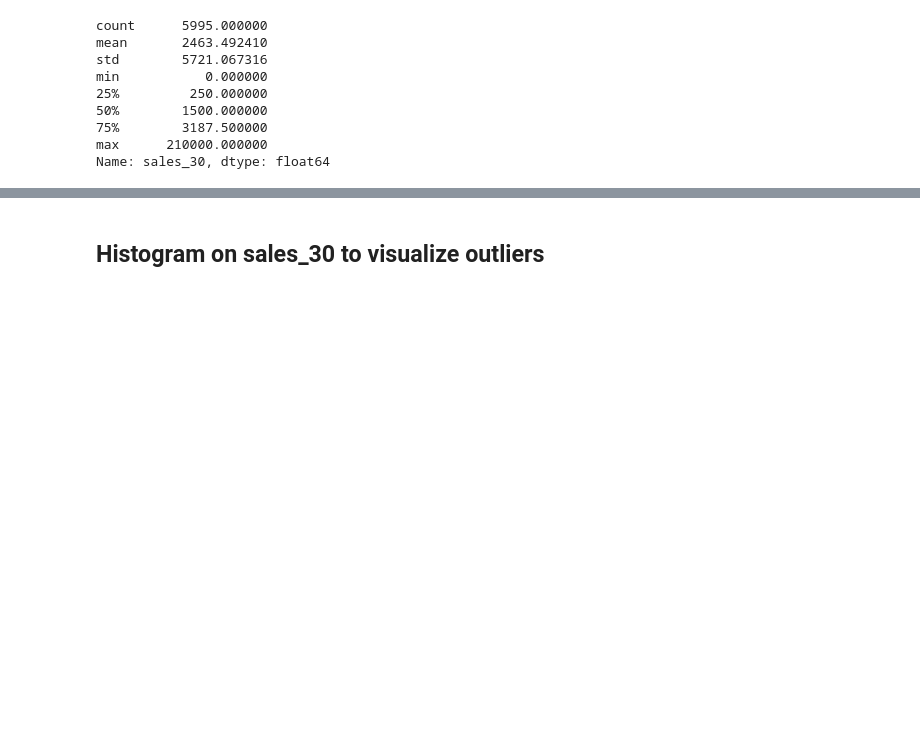
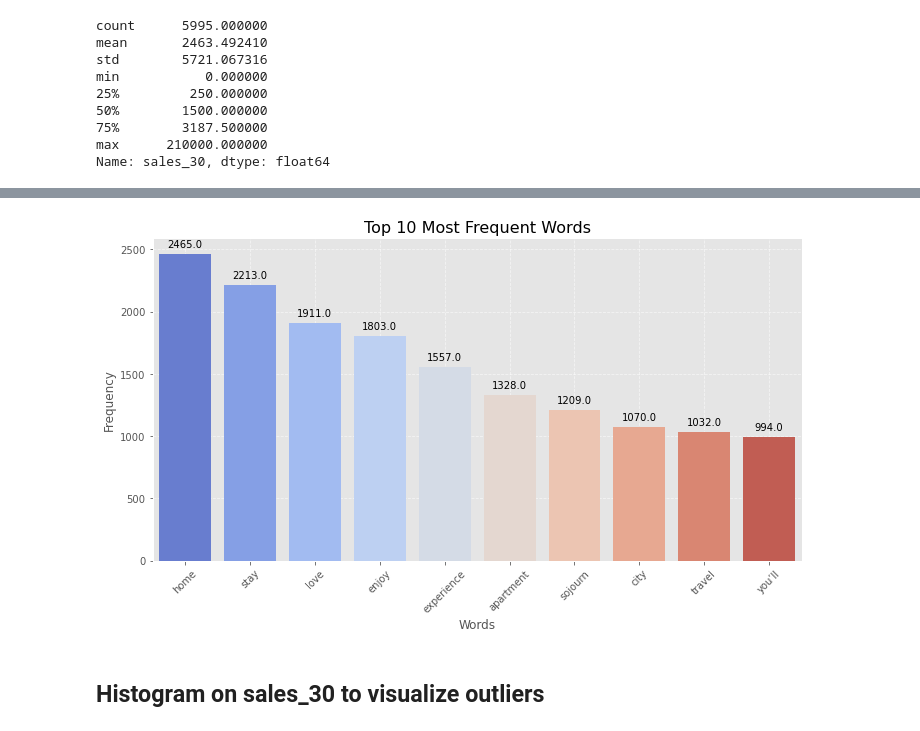
Before and after one commit to sk2337/datavizproject, a Jupyter notebook: data_cleaning.ipynb, the cells around one changed output, grey strips where cells are left out. Cells and saved outputs as stored; diff of their text form; code cells hidden in the pictures; blank space fills up the shorter version.

```diff
--- a/data_cleaning.ipynb
+++ b/data_cleaning.ipynb
@@ -53,3 +256,42 @@ Name: sales_30, dtype: float64
+# %%
+word_counts = Counter(text_no_basic_stopwords.split())
+most_common_words = word_counts.most_common(10)
+
+# Data for plotting
+words = [word for word, freq in most_common_words]
+frequencies = [freq for word, freq in most_common_words]
+
+
+data_word = pd.DataFrame({
+    'Words': words,
+    'Frequency': frequencies
+})
+
+plt.figure(figsize=(10, 6))
+# Create the Seaborn bar plot, customizing the color
+ax = sns.barplot(x='Words', y='Frequency', data=data_word, palette="coolwarm")  # Using 'coolwarm' for visual appeal
+
+plt.xlabel('Words', fontsize=12)
+plt.ylabel('Frequency', fontsize=12)
+plt.title('Top 10 Most Frequent Words', fontsize=16)
+plt.xticks(rotation=45, fontsize=10)
+plt.yticks(fontsize=10)
+
+# Adding a grid
+plt.grid(True, linestyle='--', alpha=0.6)
+
+# Improve label readability by positioning them on the bars
+for p in ax.patches:
+    ax.annotate(format(p.get_height(), '.1f'),  # formatting the label to show with one decimal
+                (p.get_x() + p.get_width() / 2., p.get_height()),
+                ha='center', va='center',
+                xytext=(0, 10),
+                textcoords='offset points')
+
+plt.tight_layout()
+plt.show()
+# %% [output]
+[figure, added]
 # %% [markdown]
 ## Histogram on sales_30 to visualize outliers
 # %%
```
Also changed, not shown: parts of 14 cells of this notebook, 5 other files.
